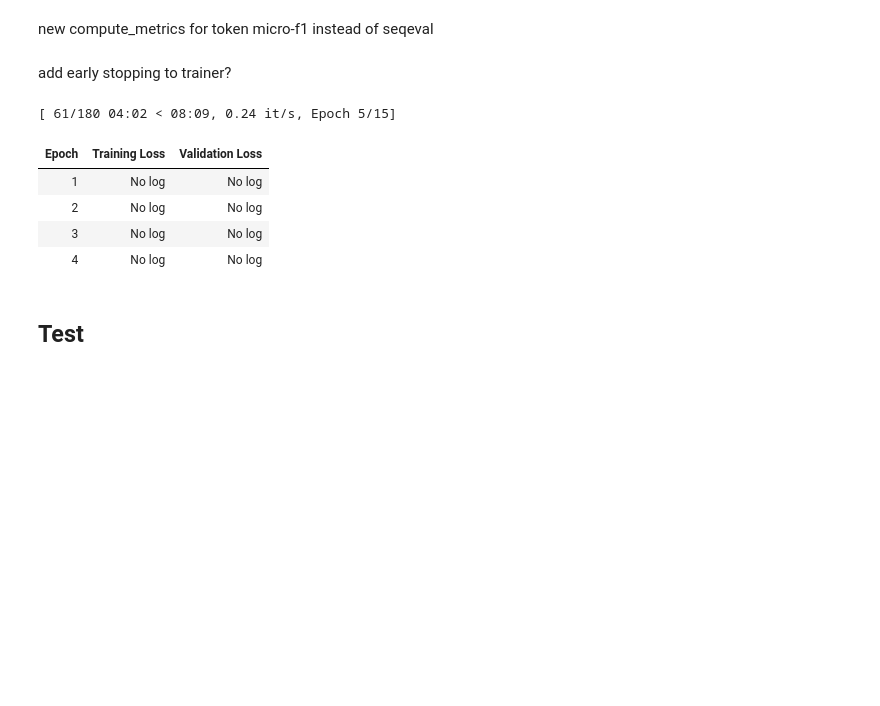
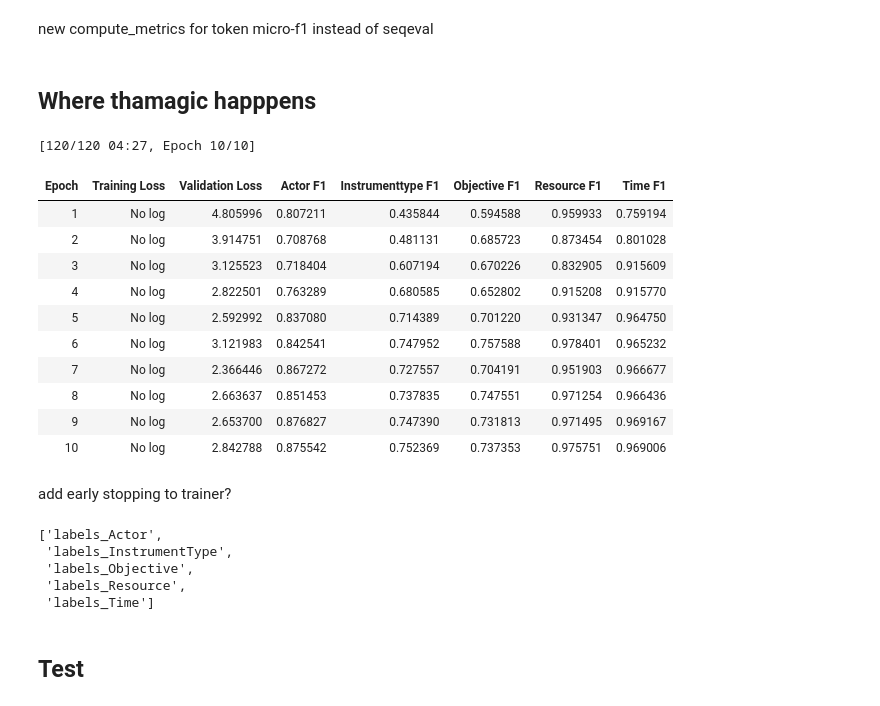
Before and after one commit to mawaskow/POLIANNA, a Jupyter notebook: notebooks/custom_ner.ipynb, the cells around one changed output. Cells and saved outputs as stored; diff of their text form; code cells hidden in the pictures; blank space fills up the shorter version.

Commit message:
training works! but cant load from pretrained

```diff
--- a/notebooks/custom_ner.ipynb
+++ b/notebooks/custom_ner.ipynb
@@ -401,8 +434,9 @@ class DebertaForMultiHeadTokClass(nn.Module):
         sequence_output = outputs.last_hidden_state
         # passes encoded input sequence to each classifier to get logits
         logits = {name: self.classifiers[name](sequence_output) for name in self.classifiers}
-        loss = 0
+        loss = None
         if labels:
+            loss = 0
             # for labels_Feature, tensor(batch_sz,seq_ln)
             for lname, label in labels.items():
                 if label is not None:
@@ -414,15 +448,20 @@ class DebertaForMultiHeadTokClass(nn.Module):
                     active_logits = logits[name].view(-1, 3)[active_loss]
                     active_labels = label.view(-1)[active_loss]
                     # weighting BIO classes for this feature
-                    weight = class_weights[name].to(active_logits.device)
+                    #weight = WEIGHTS['class_weights'][name].to(active_logits.device)
+                    weight = WEIGHTS['class_weights_norm'][name].to(active_logits.device)
                     loss_fct = nn.CrossEntropyLoss(weight=weight)
                     # computing loss for this head
                     head_loss = loss_fct(active_logits, active_labels)
                     # weight the loss for this head
-                    head_loss *= head_weights[name]
+                    head_loss *= WEIGHTS['head_weights_norm'][name]
                     # sum loss across heads for single update to train simultaneously
                     loss += head_loss
-        # for multi-head classification we'll return like this
-        return {"loss": loss, "logits": logits}
+        return TokenClassifierOutput(
+            loss=loss,
+            logits=logits,
+        )
+
+model = DebertaForMultiHeadTokClass()
 # %%
 # work on model that concatenates or averages last few hidden states for encoded representation
@@ -433,10 +470,11 @@ new compute_metrics for token micro-f1 instead of seqeval
 # %%
 def compute_metrics_multihead(p):
     prediction_dct, label_dct = p
+    lblnames = [i[0] for i in prediction_dct.items()]
     metrics = {}
     # for each head
     for head_name, logits in prediction_dct.items():
-        labels = label_dct[head_name] # size (batch, seq_len)
+        labels = label_dct[lblnames.index(head_name)] # size (batch, seq_len)
         labels_flat = labels.flatten()
         preds_flat = np.argmax(logits, axis=-1).flatten()
         # mask out -100s
@@ -446,44 +484,74 @@ def compute_metrics_multihead(p):
         # micro F1
         f1 = f1_score(labels_flat, preds_flat, average='micro')
         metrics[f"{head_name}_f1"] = f1
+    return metrics
 # %%
 data_collator = MultiHeadDataCollator(tokenizer=tokenizer, label_columns=label_cols, max_length=512)
+# %%
+class MultiHeadTrainer(Trainer):
+    def compute_loss(self, model, inputs, return_outputs=False, num_items_in_batch=None):
+        # Extract labels for each head from the inputs
+        labels = {k: inputs.pop(k) for k in list(inputs.keys()) if k.startswith("labels_")}
+        # Forward pass
+        outputs = model(**inputs, **labels)
+        # Your model returns TokenClassifierOutput
+        loss = outputs.loss
+        if return_outputs:
+            return loss, outputs
+        return loss
+# %% [markdown]
+## Where thamagic happpens
 # %%
 training_args = TrainingArguments(
     output_dir=model_name.split("/")[-1],
     learning_rate=3e-5,
     per_device_train_batch_size=16,
     per_device_eval_batch_size=16,
-    num_train_epochs=15,
+    num_train_epochs=10,
     weight_decay=0.01,
     eval_strategy="epoch",
     save_strategy="epoch",
-    #load_best_model_at_end=True,
+    load_best_model_at_end=True,
+    label_names=label_cols
 )
 
-trainer = Trainer(
+#trainer = Trainer(
+trainer = MultiHeadTrainer(
     model=model,
     args=training_args,
     train_dataset=tokenized_dsdct["train"],
     eval_dataset=tokenized_dsdct["dev"],
     processing_class=tokenizer,
     data_collator=data_collator,
     compute_metrics=compute_metrics_multihead
 )
+trainer.train()
+trainer.save_model(cwd+f"/models/sep/{model_name.split('/')[-1]}_{r}")
+del model
+del trainer
+# %% [output]
+[120/120 04:27, Epoch 10/10]
+| Epoch | Training Loss | Validation Loss | Actor F1 | Instrumenttype F1 | Objective F1 | Resource F1 | Time F1 |
+| 1 | No log | 4.805996 | 0.807211 | 0.435844 | 0.594588 | 0.959933 | 0.759194 |
+| 2 | No log | 3.914751 | 0.708768 | 0.481131 | 0.685723 | 0.873454 | 0.801028 |
+| 3 | No log | 3.125523 | 0.718404 | 0.607194 | 0.670226 | 0.832905 | 0.915609 |
+| 4 | No log | 2.822501 | 0.763289 | 0.680585 | 0.652802 | 0.915208 | 0.915770 |
+| 5 | No log | 2.592992 | 0.837080 | 0.714389 | 0.701220 | 0.931347 | 0.964750 |
+| 6 | No log | 3.121983 | 0.842541 | 0.747952 | 0.757588 | 0.978401 | 0.965232 |
+| 7 | No log | 2.366446 | 0.867272 | 0.727557 | 0.704191 | 0.951903 | 0.966677 |
+| 8 | No log | 2.663637 | 0.851453 | 0.737835 | 0.747551 | 0.971254 | 0.966436 |
+| 9 | No log | 2.653700 | 0.876827 | 0.747390 | 0.731813 | 0.971495 | 0.969167 |
+| 10 | No log | 2.842788 | 0.875542 | 0.752369 | 0.737353 | 0.975751 | 0.969006 |
 # %% [markdown]
 add early stopping to trainer?
-# %%
-trainer.train()
-trainer.save_model(cwd+f"/models/sep/{model_name.split('/')[-1]}_{r}")
-del model
-del trainer
-# %% [output]
-[ 61/180 04:02 < 08:09, 0.24 it/s, Epoch 5/15]
-| Epoch | Training Loss | Validation Loss |
-| 1 | No log | No log |
-| 2 | No log | No log |
-| 3 | No log | No log |
-| 4 | No log | No log |
+# %%
+label_cols
+# %% [output]
+['labels_Actor',
+ 'labels_InstrumentType',
+ 'labels_Objective',
+ 'labels_Resource',
+ 'labels_Time']
 # %% [markdown]
 ## Test
 # %% [markdown]
```
Also changed, not shown: parts of 18 cells of this notebook, 2 other files.
